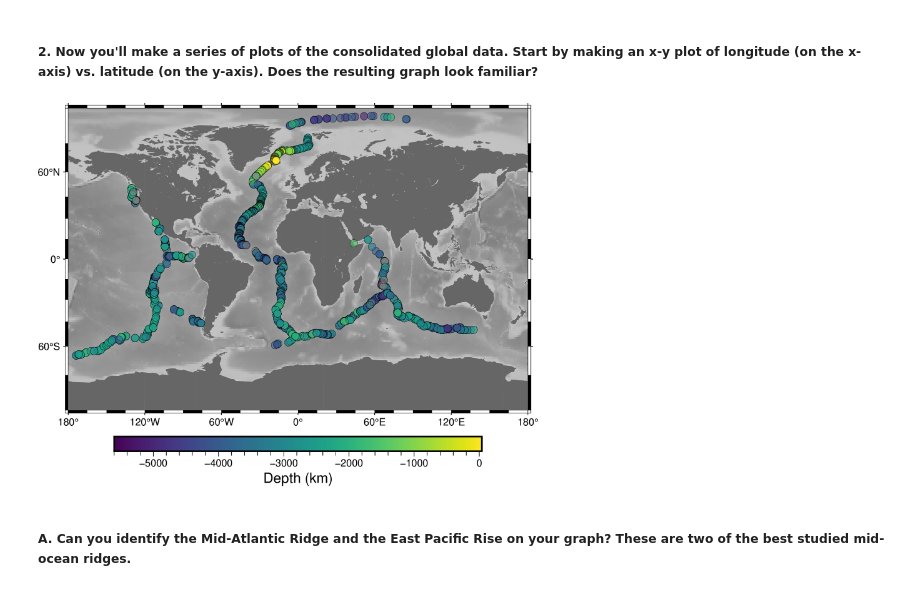
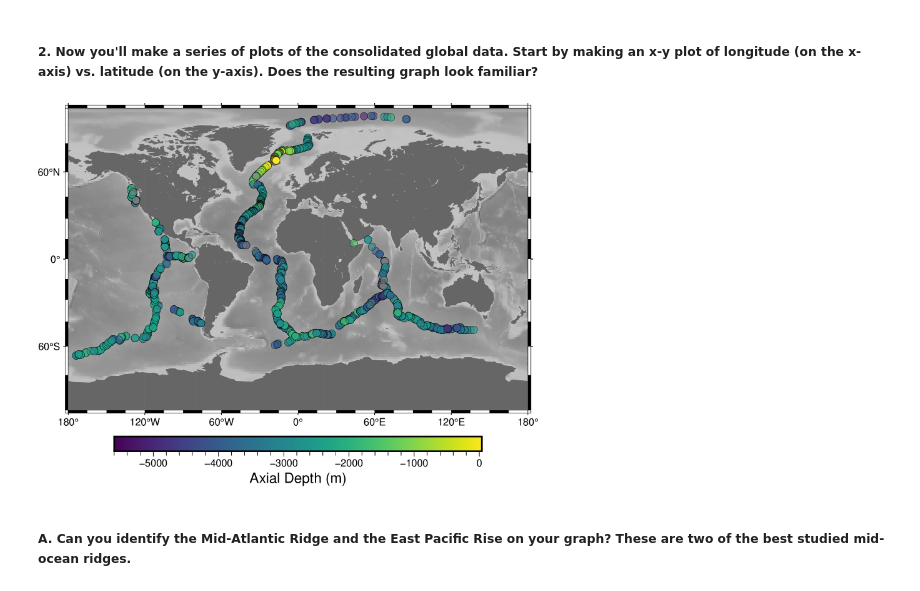
Before and after one commit to sarahshi/earthchem-teaching, a Jupyter notebook: SERC_MORB_colab.ipynb, the cells around one changed output. Cells and saved outputs as stored; diff of their text form; code cells hidden in the pictures.

```diff
--- a/SERC_MORB_colab.ipynb
+++ b/SERC_MORB_colab.ipynb
@@ -117,23 +118,23 @@ Note the presence of NaN values. These are simply blank values in the Excel file
 # %%
 # I will walk through a PyGMT figure plotting example below. There are plotting particularities that you do not need to worry about.
 # Focus on the fig.plot portion of plotting code, where plotting the scatter points happens. Make sure you understand what is being plotted there.
 
 grid = pygmt.datasets.load_earth_relief() # loads earth relief
 fig = pygmt.Figure() # defines a figure
 fig.subplot(nrows = 1, ncols = 1, figsize = ('20c', '15c')) # defines a plot with size
 # Plot the earth relief grid on Cylindrical Stereographic projection, masking
 fig.basemap(region="g", projection="Cyl_stere/0/-20/15c", frame=True) # creates the base projection map
 fig.grdimage(grid=grid, cmap="gray", transparency=40,) # sets the background depiction of bathymetry
 fig.coast(land="#666666") # creates continents
 
 pygmt.makecpt(cmap="viridis", series=[df.Elevation.min(), df.Elevation.max()]) # defines a colormap with color ranging from minimum to maximum bathymetric elevation
 fig.plot(x=df.Longitude, y=df.Latitude, style="c0.25c", # plot x and y, with color of scatter points showing bathymetric elevation
     color=df.Elevation,
     cmap=True, pen='black', transparency=40,)
-fig.colorbar(frame='af+l"Depth (km)"') # create colorbar
+fig.colorbar(frame='af+l"Axial Depth (m)"') # create colorbar
 fig.show()
 # %% [output]
-[figure, old version]
+[figure, new version]
 # %% [markdown]
 ##### A. Can you identify the Mid-Atlantic Ridge and the East Pacific Rise on your graph? These are two of the best studied mid-ocean ridges.
 # %% [markdown]
```
Also changed, not shown: parts of 20 cells of this notebook, 3 other files.
